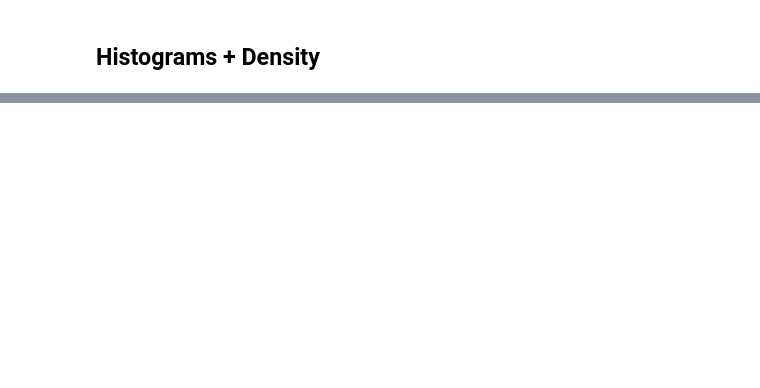
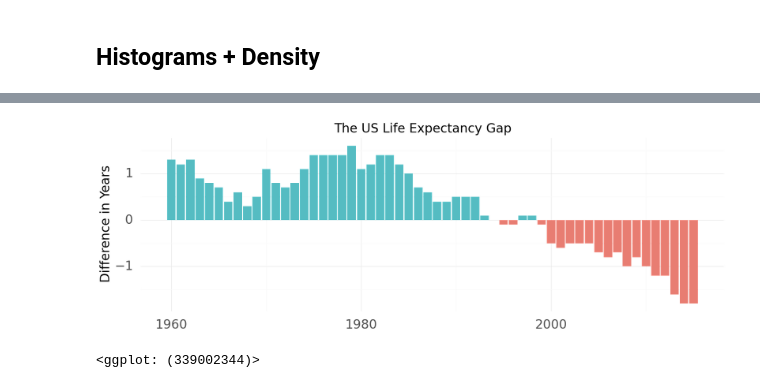
Before and after one commit to jkgiesler/healy-viz, a Jupyter notebook: chapter4-python.ipynb, the cells around one changed output, grey strips where cells are left out. Drawn from its saved outputs; the diff is of its cells as text; code cells hidden in the pictures; blank space fills up the shorter version.

```diff
--- a/chapter4-python.ipynb
+++ b/chapter4-python.ipynb
@@ -170,0 +231,28 @@ p + geom_bar(
+# %%
+# 4.21
+plotnine.options.figure_size = (20, 6)
+# TODO(jkg): Caption and subtitle are still being implemented
+
+oecd_sum = pd.read_feather('data/oecd_sum.f')
+
+p = ggplot(
+    data=oecd_sum,
+    mapping=aes(x='year',y='diff',fill='hi_lo')
+)
+
+p + geom_col() + \
+    guides(fill=False) + \
+    labs(
+        x=None,
+        y='Difference in Years',
+        title='The US Life Expectancy Gap'
+    ) + \
+    scale_fill_manual(['#e87d72','#55bcc2']) + \
+    theme_minimal() + \
+    theme(text=element_text(size= 24))
+
+# subtitle: Difference between US and OECD average life expectancies 1960-2015
+# caption: Data OECD. After a chart by Christopher Ingraham, Washington Post, December 27th 2017.
+# %% [output]
+[figure, added]
+<ggplot: (339002344)>
```
Also changed, not shown: parts of 14 cells of this notebook, 1 other file.
